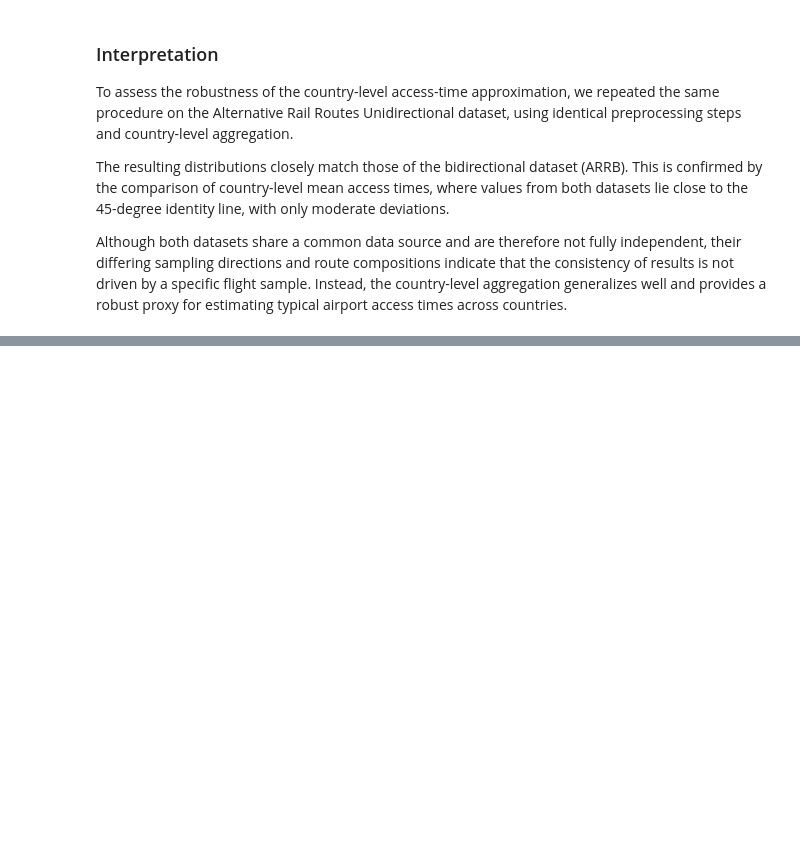
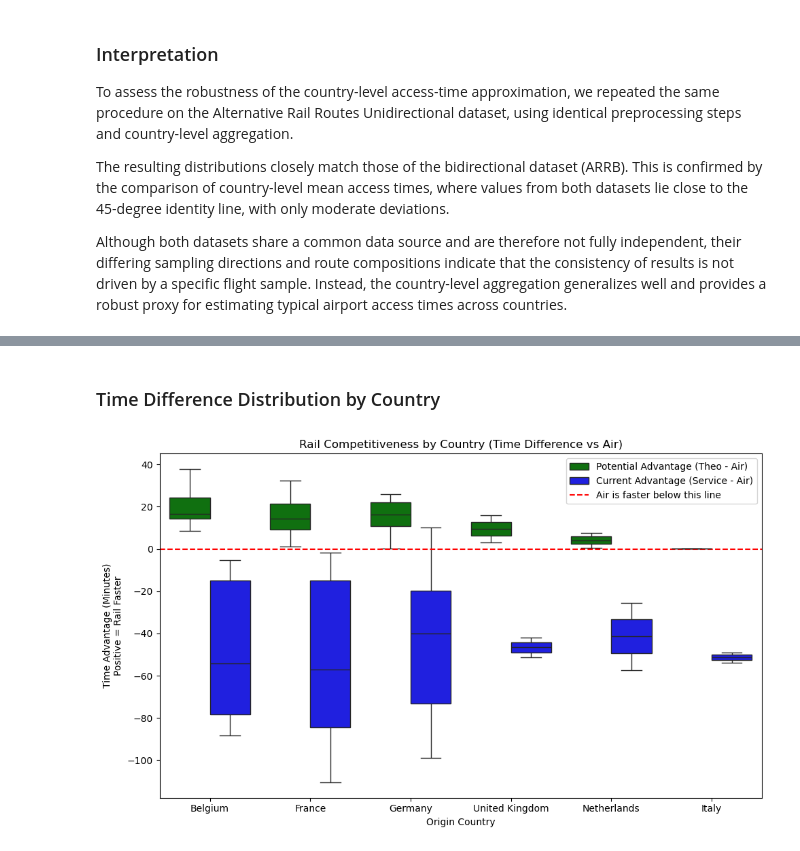
Before and after one commit to PhilippS01/ExDEx-A2, a Jupyter notebook: src/Final_Notebook.ipynb, the cells around one changed output, grey strips where cells are left out. Saved outputs shown, nothing was run; the diff lists cells and outputs as text; code cells hidden in the pictures; blank space fills up the shorter version.

```diff
--- a/src/Final_Notebook.ipynb
+++ b/src/Final_Notebook.ipynb
@@ -851,0 +1248,19 @@ Although both datasets share a common data source and are therefore not fully in
+# %% [markdown]
+### Time Difference Distribution by Country
+# %%
+plt.figure(figsize=(10, 6))
+melted = plot_df.melt(id_vars=['Route Name', 'Origin Country'], value_vars=['Theoretical Time Difference', 'Service Time Difference'], var_name='Metric', value_name='Minutes')
+
+melted['Metric'] = melted['Metric'].replace({
+    'Theoretical Time Difference': 'Potential Advantage (Theo - Air)',
+    'Service Time Difference': 'Current Advantage (Service - Air)'
+})
+
+sns.boxplot(data=melted, x='Origin Country', y='Minutes', hue='Metric', palette=['green', 'blue'])
+plt.axhline(0, color='red', linestyle='--', label='Air is faster below this line')
+plt.title('Rail Competitiveness by Country (Time Difference vs Air)')
+plt.ylabel('Time Advantage (Minutes)\nPositive = Rail Faster')
+plt.legend()
+plt.tight_layout()
+# %% [output]
+[figure, added]
```
Also changed, not shown: parts of 42 cells of this notebook, 1 other file.
